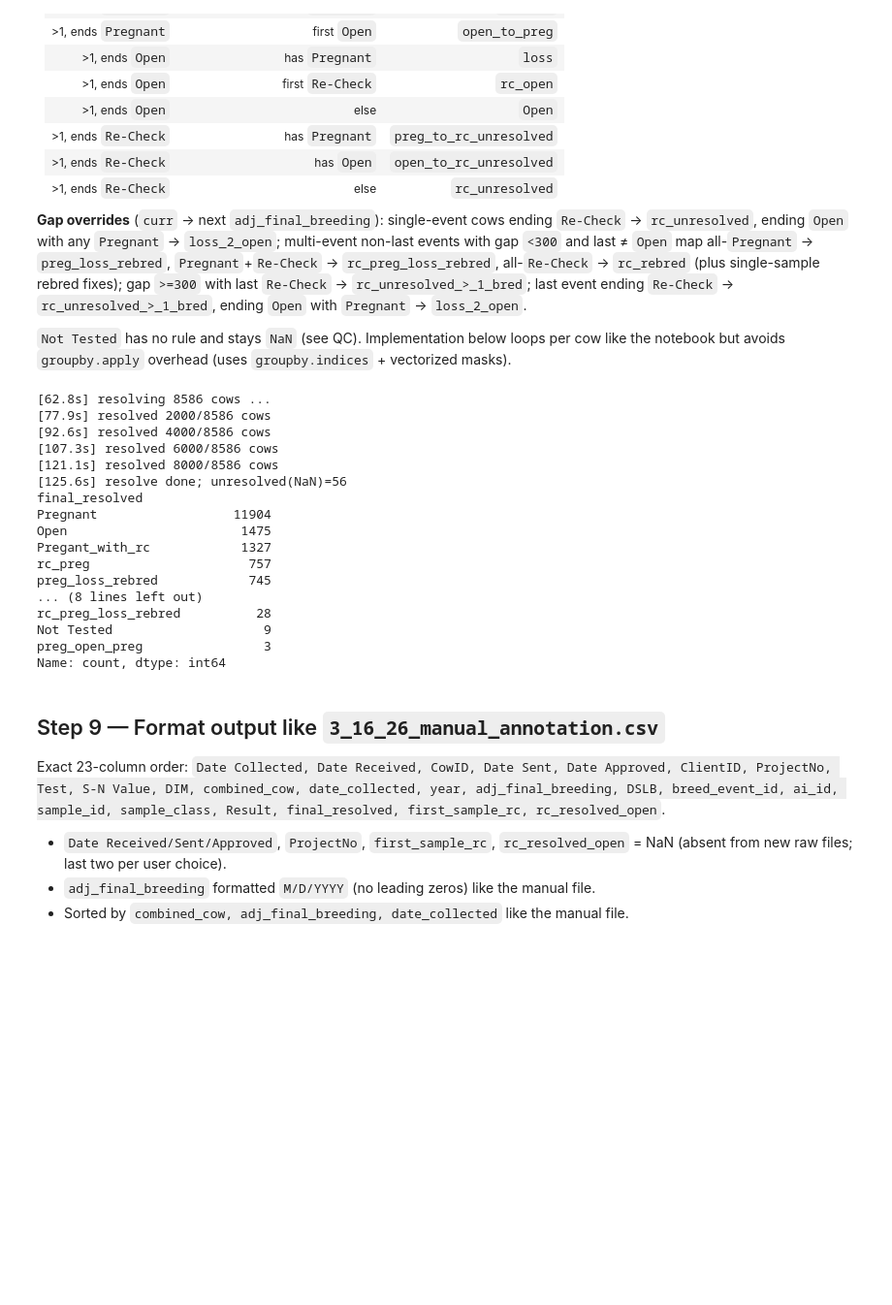
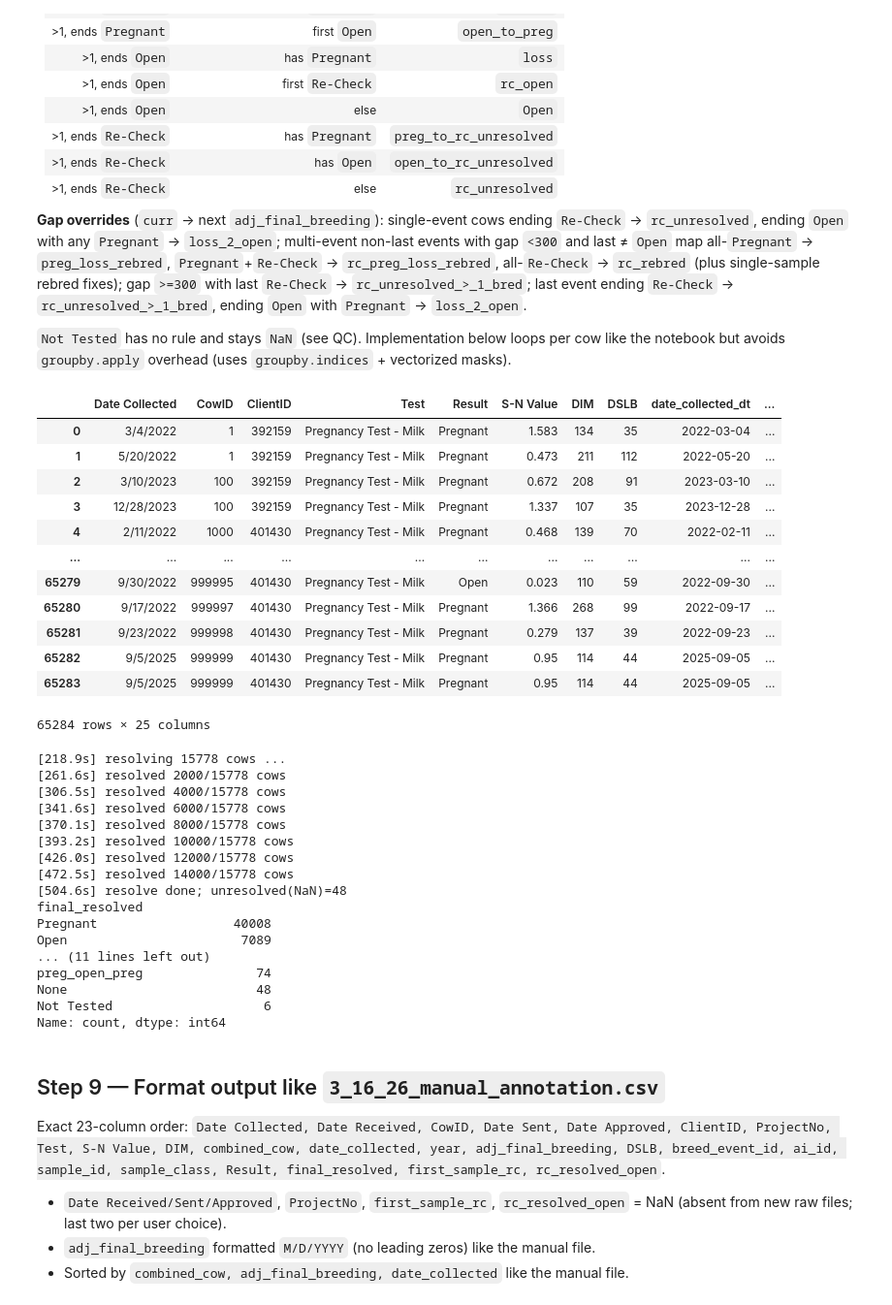
Before and after one commit to rajeshneupane7/Repro-data-making, a Jupyter notebook: SNValue_merge_pipeline.ipynb, the cells around one changed output. Shown at 97% size. Cells and saved outputs as stored; diff of their text form; code cells hidden in the pictures; blank space fills up the shorter version.

```diff
--- a/SNValue_merge_pipeline.ipynb
+++ b/SNValue_merge_pipeline.ipynb
@@ -246,8 +261,25 @@ Applied verbatim, including the `Pregant_with_rc` spelling. Per cow (events in c
 **Gap overrides** (`curr` → next `adj_final_breeding`): single-event cows ending `Re-Check` → `rc_unresolved`, ending `Open` with any `Pregnant` → `loss_2_open`; multi-event non-last events with gap `<300` and last ≠ `Open` map all-`Pregnant` → `preg_loss_rebred`, `Pregnant`+`Re-Check` → `rc_preg_loss_rebred`, all-`Re-Check` → `rc_rebred` (plus single-sample rebred fixes); gap `>=300` with last `Re-Check` → `rc_unresolved_>_1_bred`; last event ending `Re-Check` → `rc_unresolved_>_1_bred`, ending `Open` with `Pregnant` → `loss_2_open`.
 
 `Not Tested` has no rule and stays `NaN` (see QC). Implementation below loops per cow like the notebook but avoids `groupby.apply` overhead (uses `groupby.indices` + vectorized masks).
+# %%
+df
+# %% [output]
+|  | Date Collected | CowID | ClientID | Test | Result | S-N Value | DIM | DSLB | date_collected_dt | ... |
+| 0 | 3/4/2022 | 1 | 392159 | Pregnancy Test - Milk | Pregnant | 1.583 | 134 | 35 | 2022-03-04 | ... |
+| 1 | 5/20/2022 | 1 | 392159 | Pregnancy Test - Milk | Pregnant | 0.473 | 211 | 112 | 2022-05-20 | ... |
+| 2 | 3/10/2023 | 100 | 392159 | Pregnancy Test - Milk | Pregnant | 0.672 | 208 | 91 | 2023-03-10 | ... |
+| 3 | 12/28/2023 | 100 | 392159 | Pregnancy Test - Milk | Pregnant | 1.337 | 107 | 35 | 2023-12-28 | ... |
+| 4 | 2/11/2022 | 1000 | 401430 | Pregnancy Test - Milk | Pregnant | 0.468 | 139 | 70 | 2022-02-11 | ... |
+| ... | ... | ... | ... | ... | ... | ... | ... | ... | ... | ... |
+| 65279 | 9/30/2022 | 999995 | 401430 | Pregnancy Test - Milk | Open | 0.023 | 110 | 59 | 2022-09-30 | ... |
+| 65280 | 9/17/2022 | 999997 | 401430 | Pregnancy Test - Milk | Pregnant | 1.366 | 268 | 99 | 2022-09-17 | ... |
+| 65281 | 9/23/2022 | 999998 | 401430 | Pregnancy Test - Milk | Pregnant | 0.279 | 137 | 39 | 2022-09-23 | ... |
+| 65282 | 9/5/2025 | 999999 | 401430 | Pregnancy Test - Milk | Pregnant | 0.95 | 114 | 44 | 2025-09-05 | ... |
+| 65283 | 9/5/2025 | 999999 | 401430 | Pregnancy Test - Milk | Pregnant | 0.95 | 114 | 44 | 2025-09-05 | ... |
+65284 rows × 25 columns
 # %%
 df['final_resolved'] = None
+df= df.drop_duplicates(subset=['adj_final_breeding', 'DSLB', 'S-N Value' ])
 df = df.sort_values(['combined_cow', 'adj_final_breeding', 'sample_id']).reset_index(drop=True)
 
 def resolve_cow_history_inline(cow, idx):
@@ -313,22 +345,22 @@ for k, (cow, idx) in enumerate(cow_groups.items(), 1):
 log(f"resolve done; unresolved(NaN)={int(df['final_resolved'].isna().sum())}")
 print(df['final_resolved'].value_counts(dropna=False).head(30))
 # %% [output]
-[62.8s] resolving 8586 cows ...
-[77.9s] resolved 2000/8586 cows
-[92.6s] resolved 4000/8586 cows
-[107.3s] resolved 6000/8586 cows
-[121.1s] resolved 8000/8586 cows
-[125.6s] resolve done; unresolved(NaN)=56
+[218.9s] resolving 15778 cows ...
+[261.6s] resolved 2000/15778 cows
+[306.5s] resolved 4000/15778 cows
+[341.6s] resolved 6000/15778 cows
+[370.1s] resolved 8000/15778 cows
+[393.2s] resolved 10000/15778 cows
+[426.0s] resolved 12000/15778 cows
+[472.5s] resolved 14000/15778 cows
+[504.6s] resolve done; unresolved(NaN)=48
 final_resolved
-Pregnant                  11904
-Open                       1475
-Pregant_with_rc            1327
-rc_preg                     757
-preg_loss_rebred            745
-... (8 lines left out)
-rc_preg_loss_rebred          28
-Not Tested                    9
-preg_open_preg                3
+Pregnant                  40008
+Open                       7089
+... (11 lines left out)
+preg_open_preg               74
+None                         48
+Not Tested                    6
 Name: count, dtype: int64
 # %% [markdown]
 ## Step 9 — Format output like `3_16_26_manual_annotation.csv`
```
Also changed, not shown: parts of 13 cells of this notebook, 4 other files.
